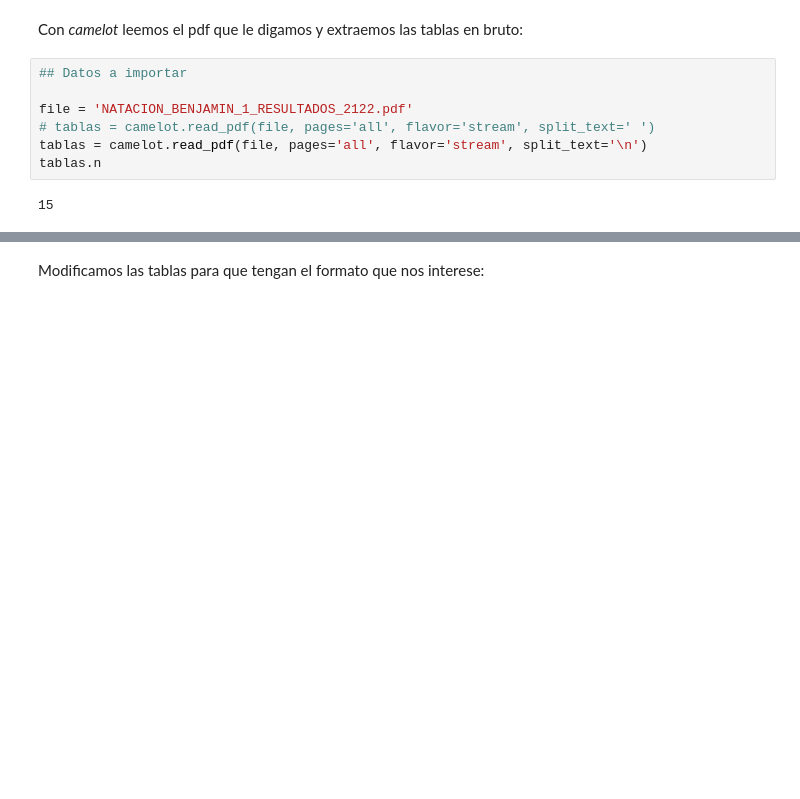
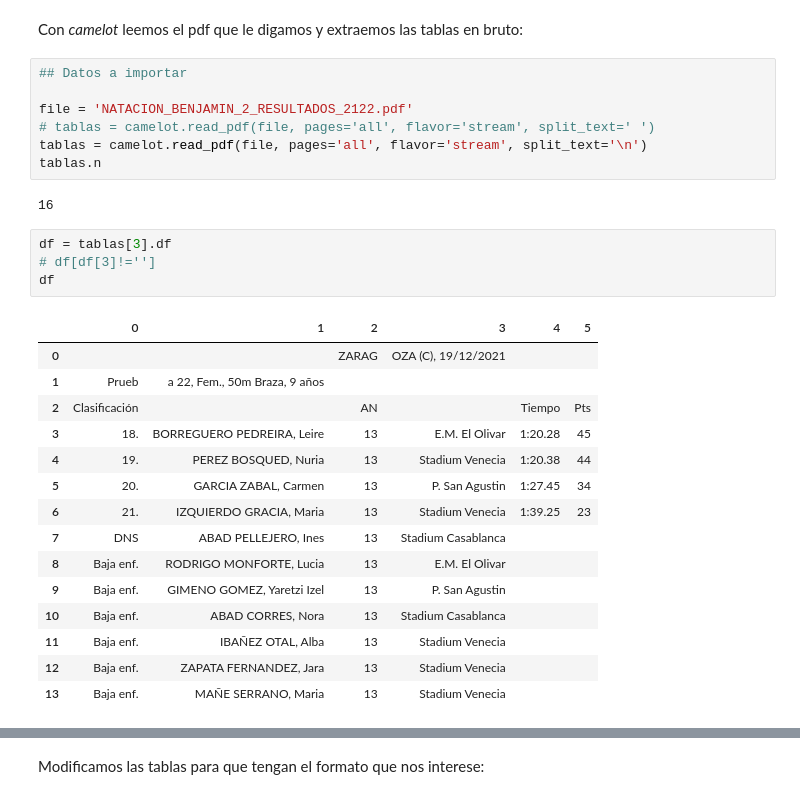
Before and after one commit to crdguez/dashboard_natacion, a Jupyter notebook: importar_datos/importar_datos.ipynb, the cells around one changed output, grey strips where cells are left out. Saved outputs shown, nothing was run; the diff lists cells and outputs as text; blank space fills up the shorter version.

```diff
--- a/importar_datos/importar_datos.ipynb
+++ b/importar_datos/importar_datos.ipynb
@@ -13,9 +13,29 @@ Con *camelot* leemos el pdf que le digamos y extraemos las tablas en bruto:
 # %%
 ## Datos a importar
 
-file = 'NATACION_BENJAMIN_1_RESULTADOS_2122.pdf'
+file = 'NATACION_BENJAMIN_2_RESULTADOS_2122.pdf'
 # tablas = camelot.read_pdf(file, pages='all', flavor='stream', split_text=' ')
 tablas = camelot.read_pdf(file, pages='all', flavor='stream', split_text='\n')
 tablas.n
 # %% [output]
-15
+16
+# %%
+df = tablas[3].df
+# df[df[3]!='']
+df
+# %% [output]
+|  | 0 | 1 | 2 | 3 | 4 | 5 |
+| 0 |  |  | ZARAG | OZA (C), 19/12/2021 |  |  |
+| 1 | Prueb | a 22, Fem., 50m Braza, 9 años |  |  |  |  |
+| 2 | Clasificación |  | AN |  | Tiempo | Pts |
+| 3 | 18. | BORREGUERO PEDREIRA, Leire | 13 | E.M. El Olivar | 1:20.28 | 45 |
+| 4 | 19. | PEREZ BOSQUED, Nuria | 13 | Stadium Venecia | 1:20.38 | 44 |
+| 5 | 20. | GARCIA ZABAL, Carmen | 13 | P. San Agustin | 1:27.45 | 34 |
+| 6 | 21. | IZQUIERDO GRACIA, Maria | 13 | Stadium Venecia | 1:39.25 | 23 |
+| 7 | DNS | ABAD PELLEJERO, Ines | 13 | Stadium Casablanca |  |  |
+| 8 | Baja enf. | RODRIGO MONFORTE, Lucia | 13 | E.M. El Olivar |  |  |
+| 9 | Baja enf. | GIMENO GOMEZ, Yaretzi Izel | 13 | P. San Agustin |  |  |
+| 10 | Baja enf. | ABAD CORRES, Nora | 13 | Stadium Casablanca |  |  |
+| 11 | Baja enf. | IBAÑEZ OTAL, Alba | 13 | Stadium Venecia |  |  |
+| 12 | Baja enf. | ZAPATA FERNANDEZ, Jara | 13 | Stadium Venecia |  |  |
+| 13 | Baja enf. | MAÑE SERRANO, Maria | 13 | Stadium Venecia |  |  |
```
Also changed, not shown: parts of 3 cells of this notebook, 5 other files.
